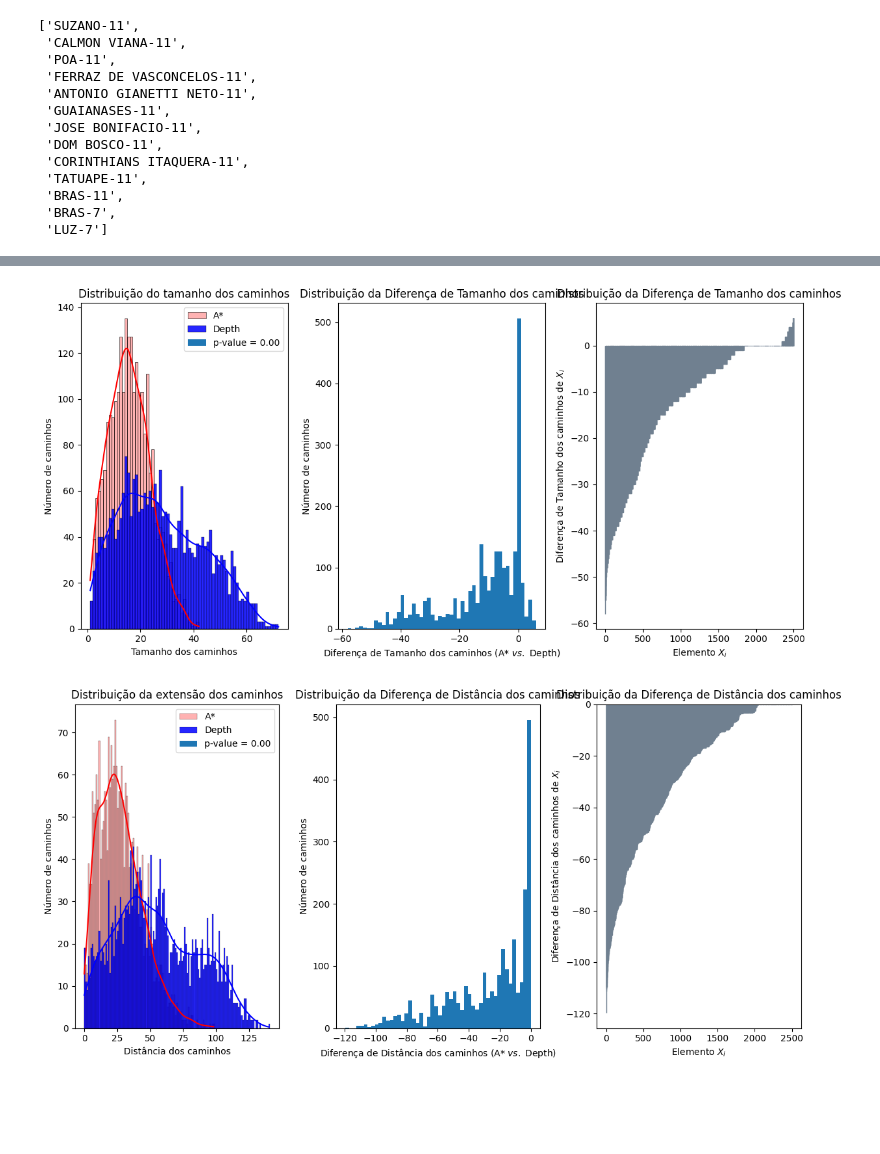
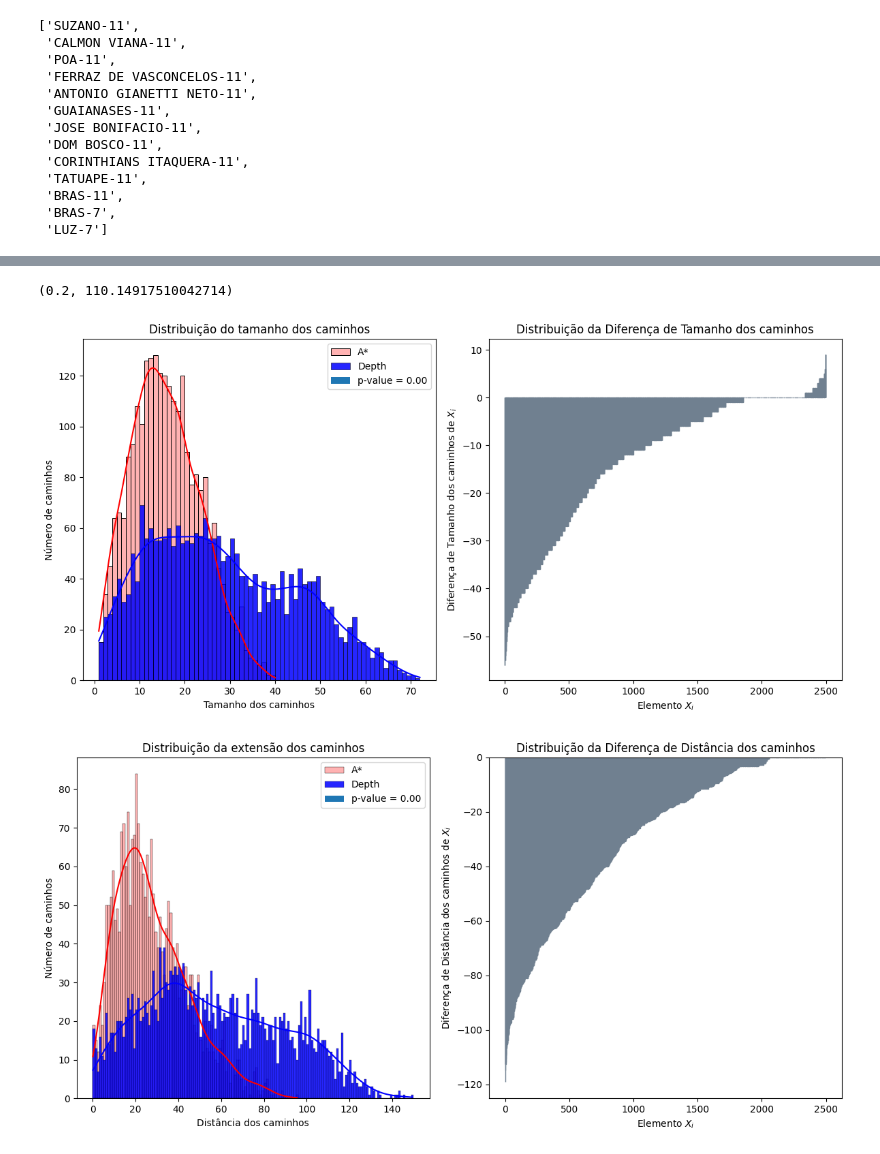
Before and after one commit to arthurhirez/Search_Alg_AI, a Jupyter notebook: Projeto_1_IA.ipynb, the cells around one changed output, grey strips where cells are left out. Drawn from its saved outputs; the diff is of its cells as text; code cells hidden in the pictures; blank space fills up the shorter version.

```diff
--- a/Projeto_1_IA.ipynb
+++ b/Projeto_1_IA.ipynb
@@ -56,7 +39,7 @@ caminho
  'LUZ-7']
 # %%
 teste = Experiment.NewExperiment(Graph= user_interface.G, Dataframe = user_interface.df)
-teste.run_experiment(n_exp=2500, n_rep=5)
+teste.run_experiment(n_exp=2500, n_rep=4)
 
 df_obs = teste.df_result
 df_obs.describe()
@@ -77,9 +58,13 @@ len(df_obs.loc[df_obs['delta_dist']==0])/len(df_obs), df_obs["time_AStar"].max()
+# %%
+len(df_obs.loc[df_obs['delta_dist']==0])/len(df_obs), df_obs["time_AStar"].max()/df_obs["time_dfs"].max()
+# %% [output]
+(0.2, 110.14917510042714)
 # %%
 lista_prefixo = ["len_", "dist_", "time_"]
 lista_sufixo = ["AStar", "dfs"]
 
 for idx, prefixo in enumerate(lista_prefixo):
-    Experiment.plot_distrib(df_obs, prefixo+lista_sufixo[0], prefixo+lista_sufixo[1], idx)
+    Experiment.plot_distrib_present(df_obs, prefixo+lista_sufixo[0], prefixo+lista_sufixo[1], idx)
 # %% [output]
-[figure, old version]
+[figure, new version]
-[figure, old version]
+[figure, new version]
```
Also changed, not shown: parts of 5 cells of this notebook, 2 other files.
